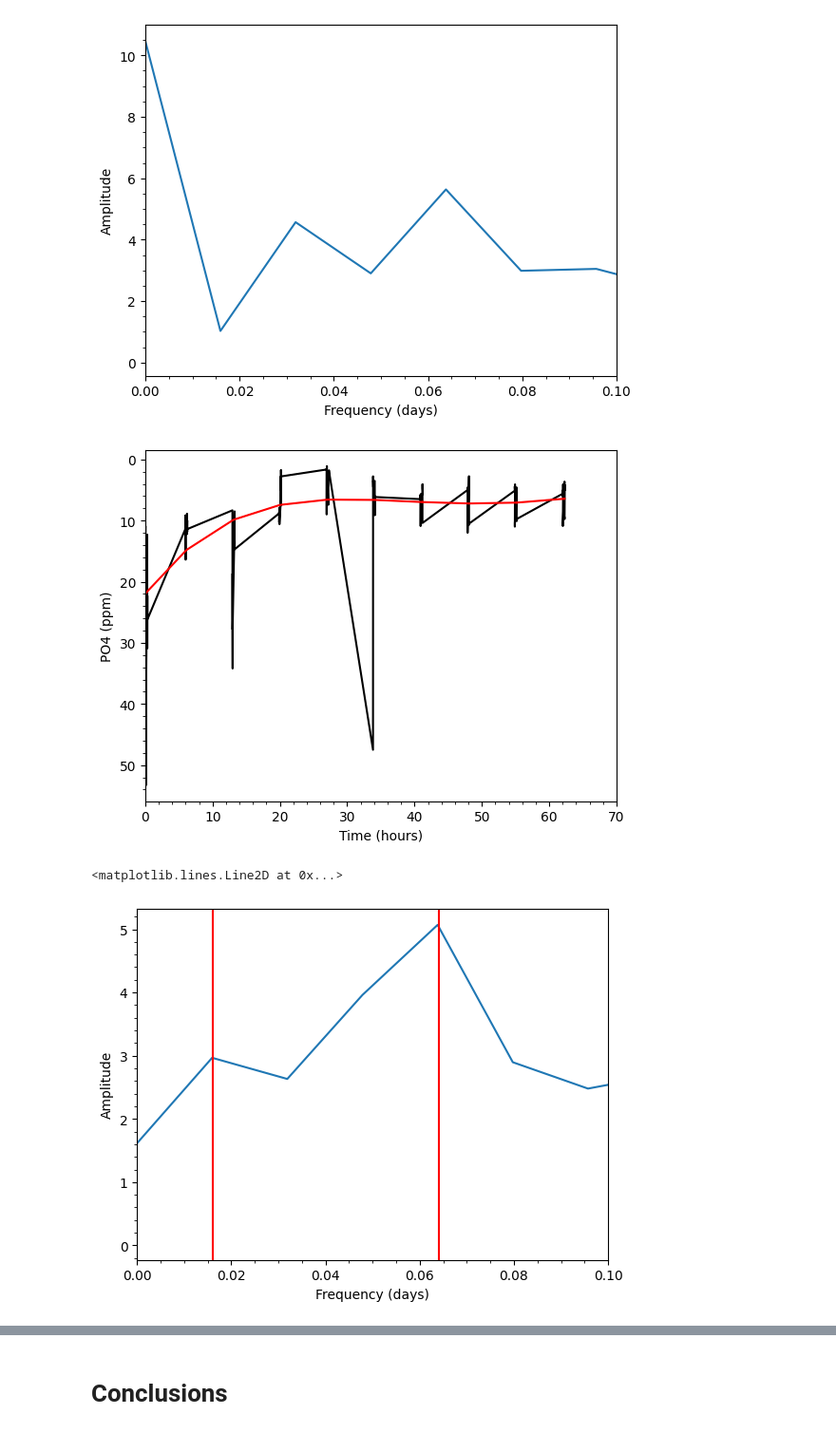
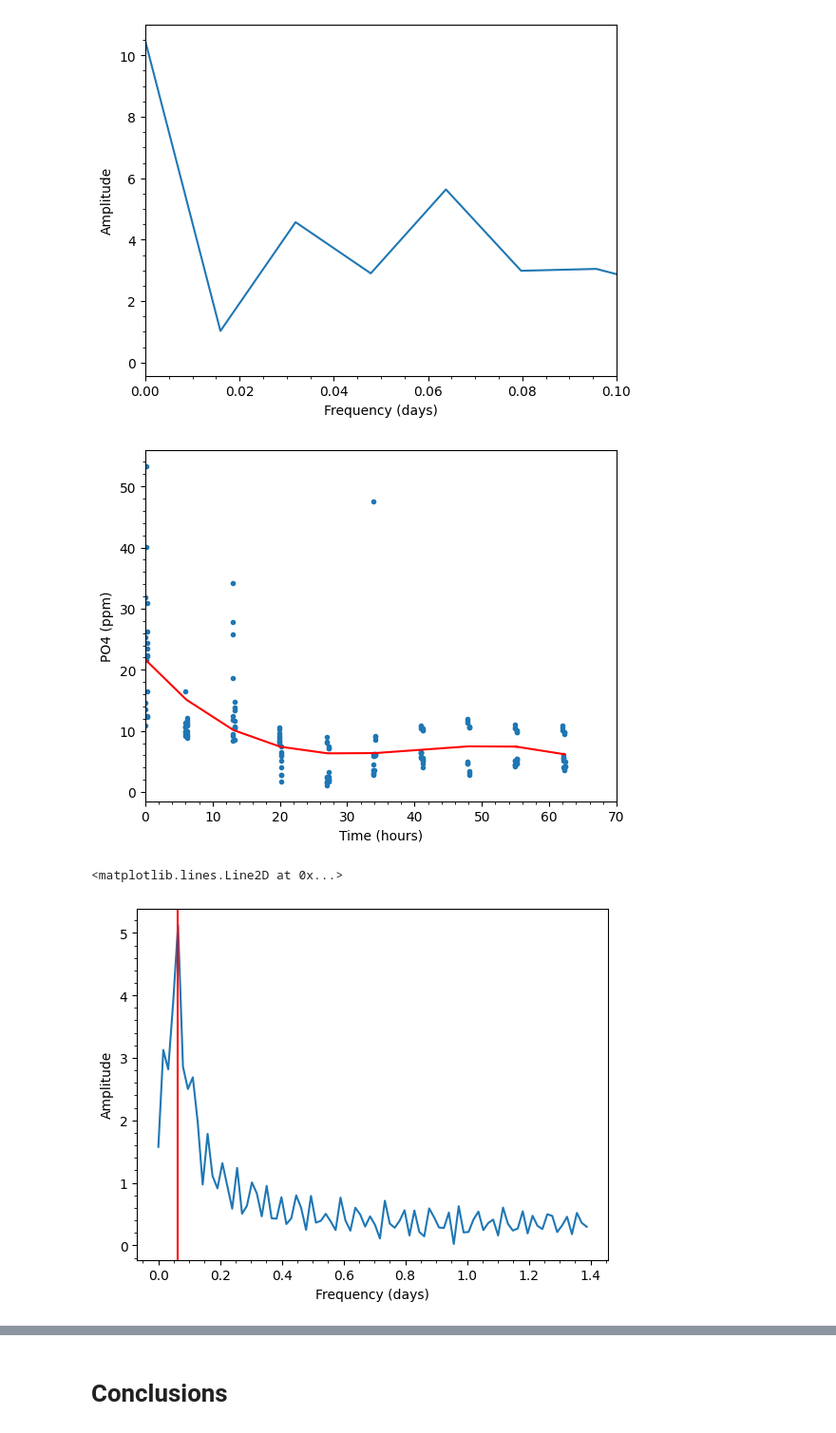
Before and after one commit to georginadd/EMSC2010_major_project, a Jupyter notebook: EMSC2010_Major_Assignment_u7925896.ipynb, the cells around one changed output, grey strips where cells are left out. Shown at 95% size. Cells and saved outputs as stored; diff of their text form; code cells hidden in the pictures.

```diff
--- a/EMSC2010_Major_Assignment_u7925896.ipynb
+++ b/EMSC2010_Major_Assignment_u7925896.ipynb
@@ -236,26 +270,25 @@ plt.minorticks_on() #add minorticks
 [figure]
 # %%
 # detrend the data
-pp = np.polyfit(Time,Phosphate,4) #fit a trendline to the data
-plt.plot(Time,Phosphate,'k') #plot the original data
+pp = np.polyfit(Time,Phosphate,3) #fit a trendline to the data
+plt.plot(Time,Phosphate,'.') #plot the original data
 plt.plot(Time,np.polyval(pp,Time),'r') #plot the trendline
 plt.xlabel('Time (hours)') #label the x-axis
 plt.ylabel(r'PO4 (ppm)') #label the y-axis
-plt.gca().invert_yaxis() #invert the y-axis
+#plt.gca().invert_yaxis() #invert the y-axis
 plt.xlim([0,70]) #limit the x-axis
 plt.minorticks_on() #add minorticks
 # %% [output]
-[figure, old version]
+[figure, new version]
 # %%
 detrend = Phosphate-np.polyval(pp,Time) #calculate the detrended data
 freqs, amps = freq_spectrum(Time,detrend) #frequency spectrum of the detrended data
 plt.plot(freqs,amps) #plot the frequency spectrum
 plt.xlabel('Frequency (days)') #label the x-axis
 plt.ylabel('Amplitude') #label the y-axis
-plt.xlim([0,0.1]) #limits the x-axis
+#plt.xlim([0,0.1]) #limits the x-axis
 plt.minorticks_on() #add minorticks
 plt.gca().axvline(x=0.064,color='r')
-plt.gca().axvline(x=0.016,color='r')
 # %% [output]
 <matplotlib.lines.Line2D at 0x...>
-[figure, old version]
+[figure, new version]
```
Also changed, not shown: parts of 29 cells of this notebook.
